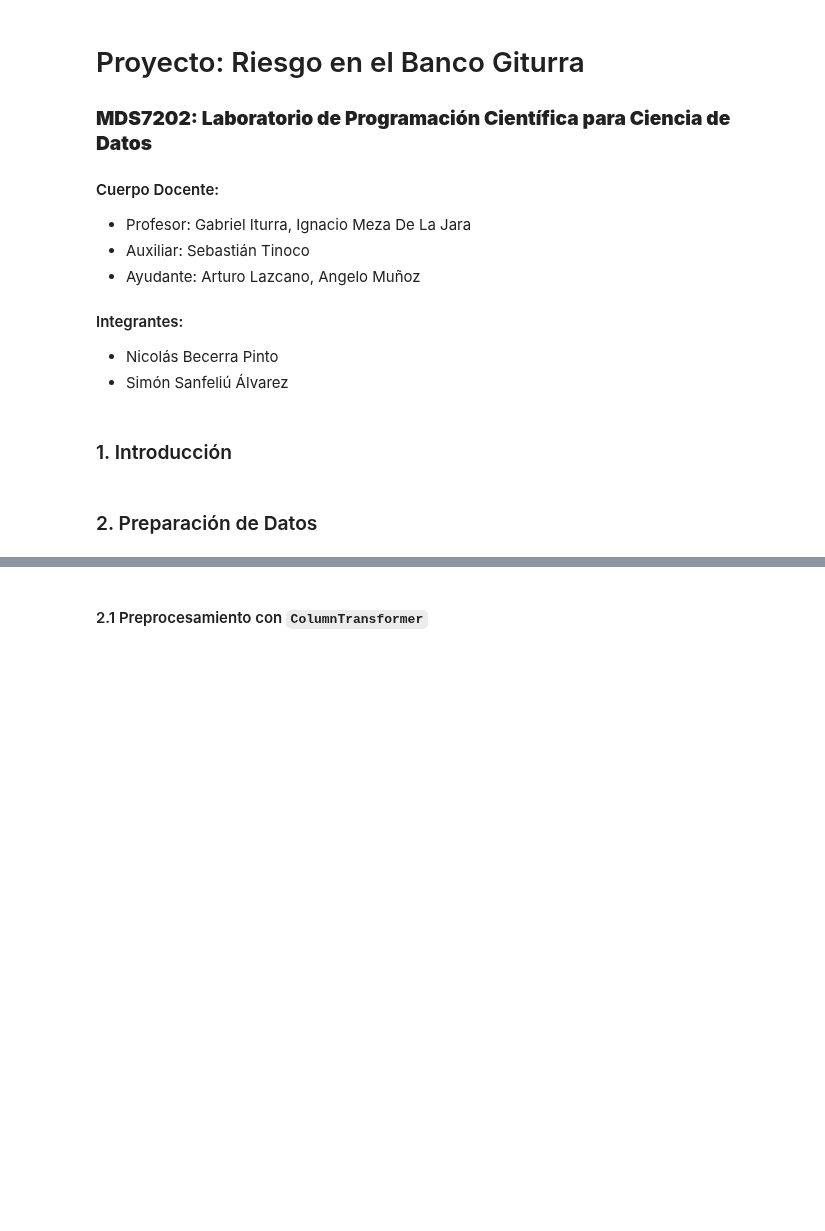
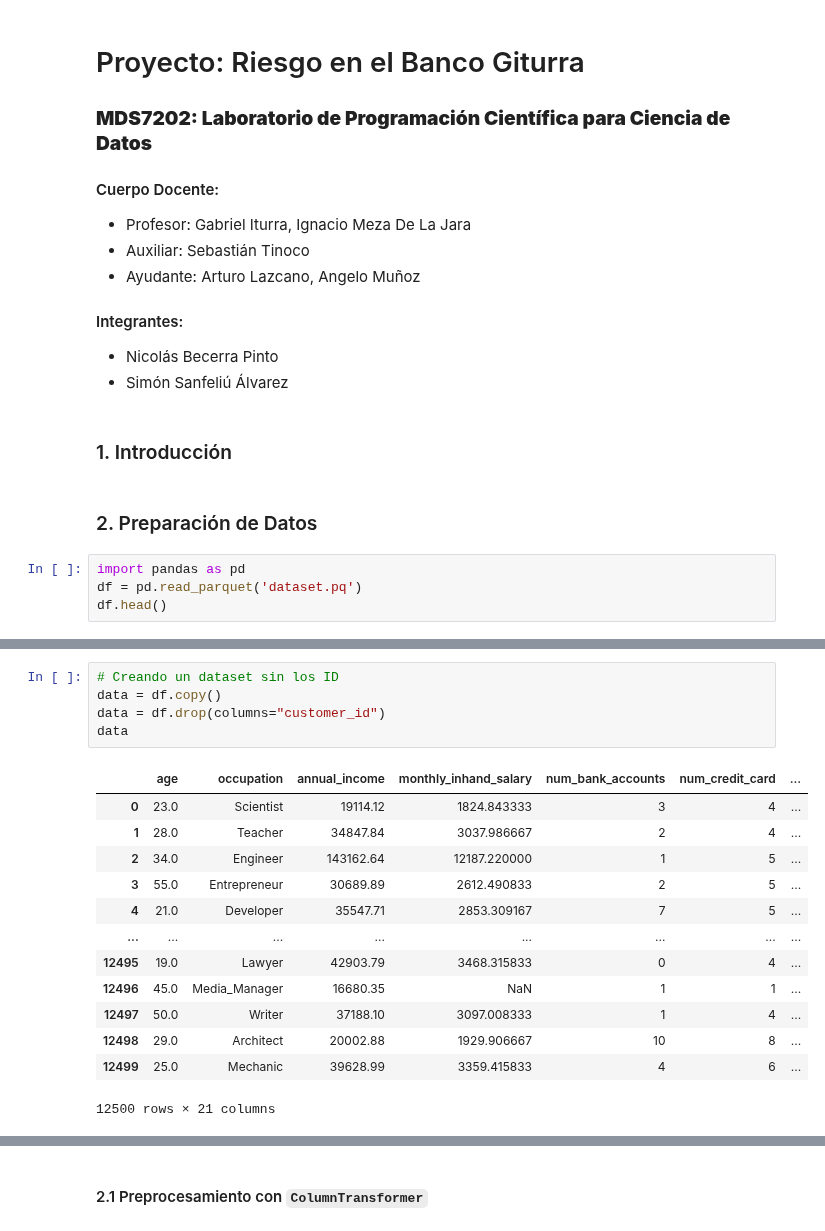
Before and after one commit to SimonSanfeliu/MDS7202-BS, a Jupyter notebook: Proyecto2/Proyecto2_Becerra_Sanfeliu.ipynb, the cells around one changed output, grey strips where cells are left out. Saved outputs shown, nothing was run; the diff lists cells and outputs as text; blank space fills up the shorter version.

```diff
--- a/Proyecto2/Proyecto2_Becerra_Sanfeliu.ipynb
+++ b/Proyecto2/Proyecto2_Becerra_Sanfeliu.ipynb
@@ -19,3 +19,7 @@
 ### 1. Introducción
 # %% [markdown]
 ### 2. Preparación de Datos
+# %%
+import pandas as pd
+df = pd.read_parquet('dataset.pq')
+df.head()
@@ -21,0 +34,19 @@
+# %%
+# Creando un dataset sin los ID
+data = df.copy()
+data = df.drop(columns="customer_id")
+data
+# %% [output]
+|  | age | occupation | annual_income | monthly_inhand_salary | num_bank_accounts | num_credit_card | ... |
+| 0 | 23.0 | Scientist | 19114.12 | 1824.843333 | 3 | 4 | ... |
+| 1 | 28.0 | Teacher | 34847.84 | 3037.986667 | 2 | 4 | ... |
+| 2 | 34.0 | Engineer | 143162.64 | 12187.220000 | 1 | 5 | ... |
+| 3 | 55.0 | Entrepreneur | 30689.89 | 2612.490833 | 2 | 5 | ... |
+| 4 | 21.0 | Developer | 35547.71 | 2853.309167 | 7 | 5 | ... |
+| ... | ... | ... | ... | ... | ... | ... | ... |
+| 12495 | 19.0 | Lawyer | 42903.79 | 3468.315833 | 0 | 4 | ... |
+| 12496 | 45.0 | Media_Manager | 16680.35 | NaN | 1 | 1 | ... |
+| 12497 | 50.0 | Writer | 37188.10 | 3097.008333 | 1 | 4 | ... |
+| 12498 | 29.0 | Architect | 20002.88 | 1929.906667 | 10 | 8 | ... |
+| 12499 | 25.0 | Mechanic | 39628.99 | 3359.415833 | 4 | 6 | ... |
+12500 rows × 21 columns
```
Also changed, not shown: parts of 13 cells of this notebook.
